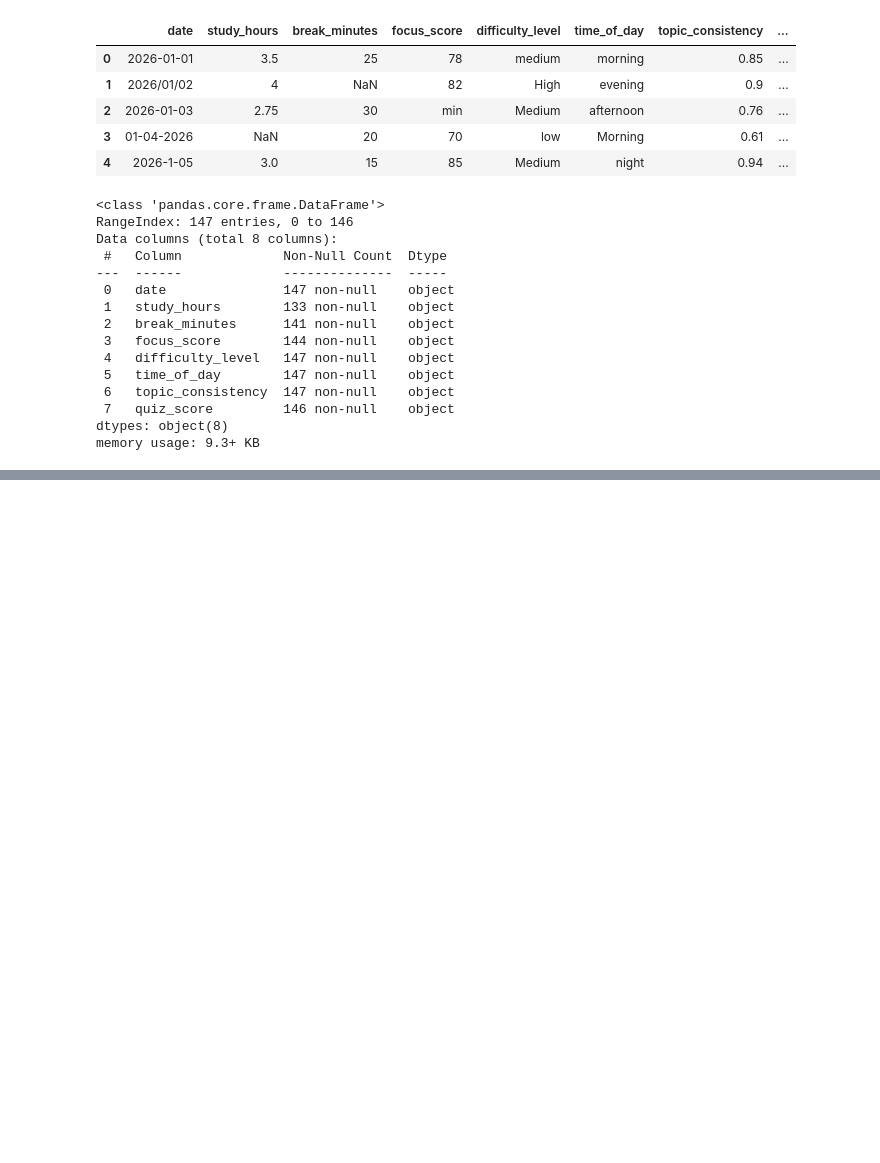
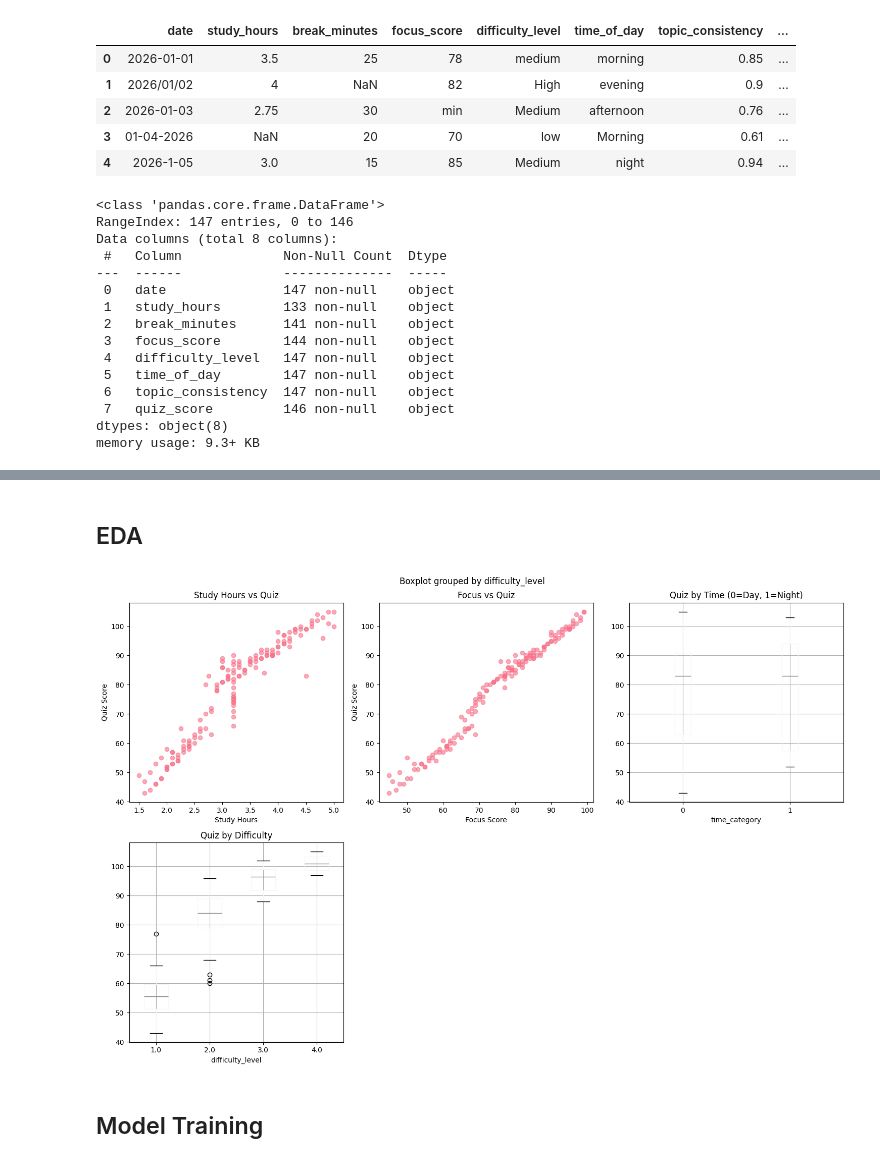
Before and after one commit to Manav-jit/Smart-Study-Drift-Detector, a Jupyter notebook: model.ipynb, the cells around one changed output, grey strips where cells are left out. Saved outputs shown, nothing was run; the diff lists cells and outputs as text; code cells hidden in the pictures; blank space fills up the shorter version.

```diff
--- a/model.ipynb
+++ b/model.ipynb
@@ -3,13 +3,22 @@
 
 Goal: Detect study behavior drift and performance changes using student activity data.
 # %%
+# All imports
 import pandas as pd
 import numpy as np
 import matplotlib.pyplot as plt
+import seaborn as sns
 from sklearn.model_selection import train_test_split
-from sklearn.preprocessing import OneHotEncoder, StandardScaler
+from sklearn.preprocessing import StandardScaler
 from sklearn.linear_model import LinearRegression
-from sklearn.pipeline import Pipeline
+from sklearn.ensemble import RandomForestRegressor
+from sklearn.metrics import r2_score, mean_squared_error
+import joblib
+import warnings
+warnings.filterwarnings('ignore')
+
+plt.style.use('default')
+sns.set_palette("husl")
 # %%
 df=pd.read_csv('synthetic_study_drift_dataset.csv')
 df.head()
@@ -111,9 +108,29 @@ For example, when doing 'df[col].method(value, inplace=True)', try using 'df.met
+# %% [markdown]
+## EDA
 # %%
-# sorting date column
-df = df.sort_values(by='date')
+plt.figure(figsize=(15, 10))
+
+plt.subplot(2, 3, 1)
+plt.scatter(df['study_hours'], df['quiz_score'], alpha=0.6)
+plt.xlabel('Study Hours'); plt.ylabel('Quiz Score'); plt.title('Study Hours vs Quiz')
+
+plt.subplot(2, 3, 2)
+plt.scatter(df['focus_score'], df['quiz_score'], alpha=0.6)
+plt.xlabel('Focus Score'); plt.ylabel('Quiz Score'); plt.title('Focus vs Quiz')
+
+plt.subplot(2, 3, 3)
+df.boxplot(column='quiz_score', by='time_category', ax=plt.gca())
+plt.title('Quiz by Time (0=Day, 1=Night)')
+
+plt.subplot(2, 3, 4)
+df.boxplot(column='quiz_score', by='difficulty_level', ax=plt.gca())
+plt.title('Quiz by Difficulty')
 
 
-
-# dropping time_of_day column for simplicity
-# df = df.drop(columns=['time_of_day'])
+plt.tight_layout()
+plt.show()
+# %% [output]
+[figure, added]
+# %% [markdown]
+## Model Training
 # %%
```
Also changed, not shown: parts of 7 cells of this notebook.
